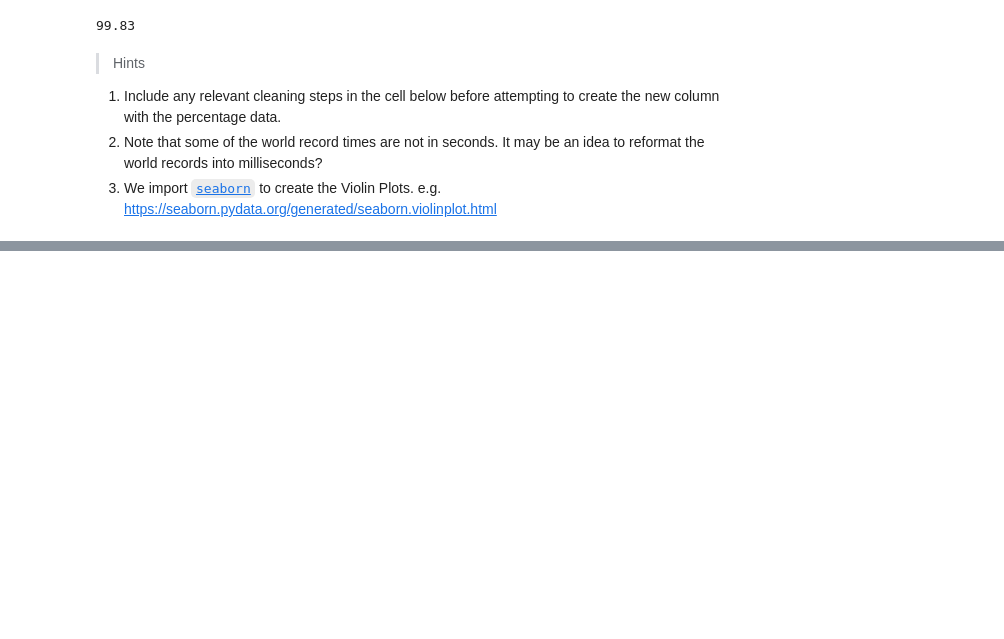
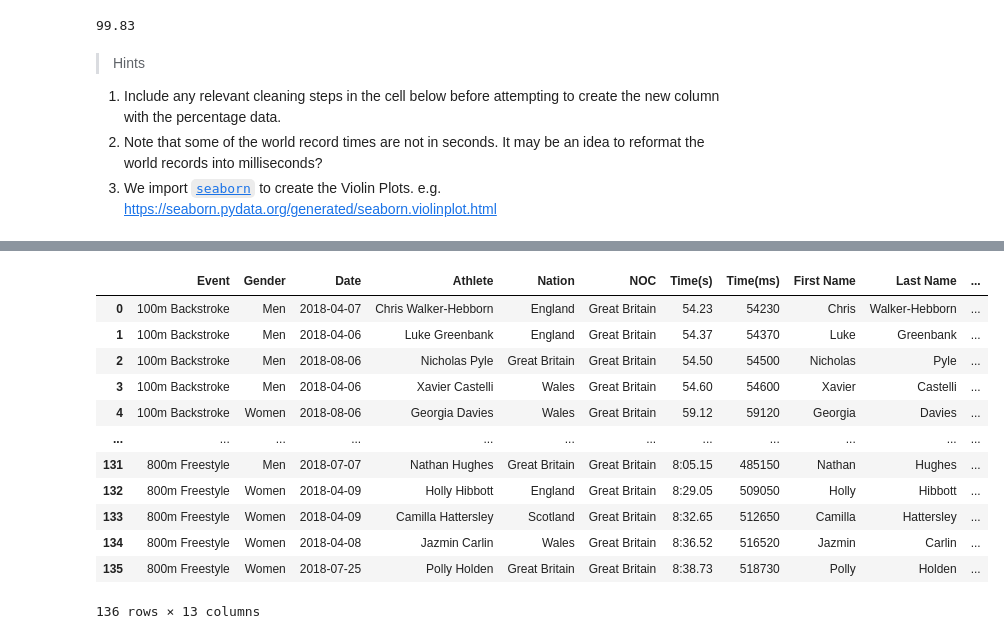
Before and after one commit to TobyJWest/Python-Data-Types-Challenge, a Jupyter notebook: 3.Swimming PSB Challenge/challenge.ipynb, the cells around one changed output, grey strips where cells are left out. Saved outputs shown, nothing was run; the diff lists cells and outputs as text; code cells hidden in the pictures; blank space fills up the shorter version.

```diff
--- a/3.Swimming PSB Challenge/challenge.ipynb
+++ b/3.Swimming PSB Challenge/challenge.ipynb
@@ -303,3 +464,26 @@ psb_viz_df = pd.read_csv('data/swimming_psb_data.csv')
+# %%
+#Now need to merge this dataframe with the dataframe from the finale of the wsimming challenege above - adding the world record column to the end
+#Create new dataframe mering GB with wrs_df_final_1 - using pd.merge and merging the Event and Gender columns with an inner join
+wr_swimming_df = pd.merge(GB, wrs_df_final_1, on=['Event', 'Gender'], how = 'inner')
+#need to convert the time(ms) column to total seconds to compare to the new WR column
+wr_swimming_df['Result_total_seconds'] = wr_swimming_df['Time(ms)']/1000
+#create new column displaying % from WR
+wr_swimming_df['Percent from WR'] = ((wr_swimming_df['WR_total_seconds']/wr_swimming_df['Result_total_seconds'])*100).round(2)
+wr_swimming_df
+# %% [output]
+|  | Event | Gender | Date | Athlete | Nation | NOC | Time(s) | Time(ms) | First Name | Last Name | ... |
+| 0 | 100m Backstroke | Men | 2018-04-07 | Chris Walker-Hebborn | England | Great Britain | 54.23 | 54230 | Chris | Walker-Hebborn | ... |
+| 1 | 100m Backstroke | Men | 2018-04-06 | Luke Greenbank | England | Great Britain | 54.37 | 54370 | Luke | Greenbank | ... |
+| 2 | 100m Backstroke | Men | 2018-08-06 | Nicholas Pyle | Great Britain | Great Britain | 54.50 | 54500 | Nicholas | Pyle | ... |
+| 3 | 100m Backstroke | Men | 2018-04-06 | Xavier Castelli | Wales | Great Britain | 54.60 | 54600 | Xavier | Castelli | ... |
+| 4 | 100m Backstroke | Women | 2018-08-06 | Georgia Davies | Wales | Great Britain | 59.12 | 59120 | Georgia | Davies | ... |
+| ... | ... | ... | ... | ... | ... | ... | ... | ... | ... | ... | ... |
+| 131 | 800m Freestyle | Men | 2018-07-07 | Nathan Hughes | Great Britain | Great Britain | 8:05.15 | 485150 | Nathan | Hughes | ... |
+| 132 | 800m Freestyle | Women | 2018-04-09 | Holly Hibbott | England | Great Britain | 8:29.05 | 509050 | Holly | Hibbott | ... |
+| 133 | 800m Freestyle | Women | 2018-04-09 | Camilla Hattersley | Scotland | Great Britain | 8:32.65 | 512650 | Camilla | Hattersley | ... |
+| 134 | 800m Freestyle | Women | 2018-04-08 | Jazmin Carlin | Wales | Great Britain | 8:36.52 | 516520 | Jazmin | Carlin | ... |
+| 135 | 800m Freestyle | Women | 2018-07-25 | Polly Holden | Great Britain | Great Britain | 8:38.73 | 518730 | Polly | Holden | ... |
+136 rows × 13 columns
 # %% [markdown]
 ##### Reference Image
 ![BonusViz](./data/swimming_challenge.png)
```
Also changed, not shown: parts of 3 cells of this notebook, 2 other files.
